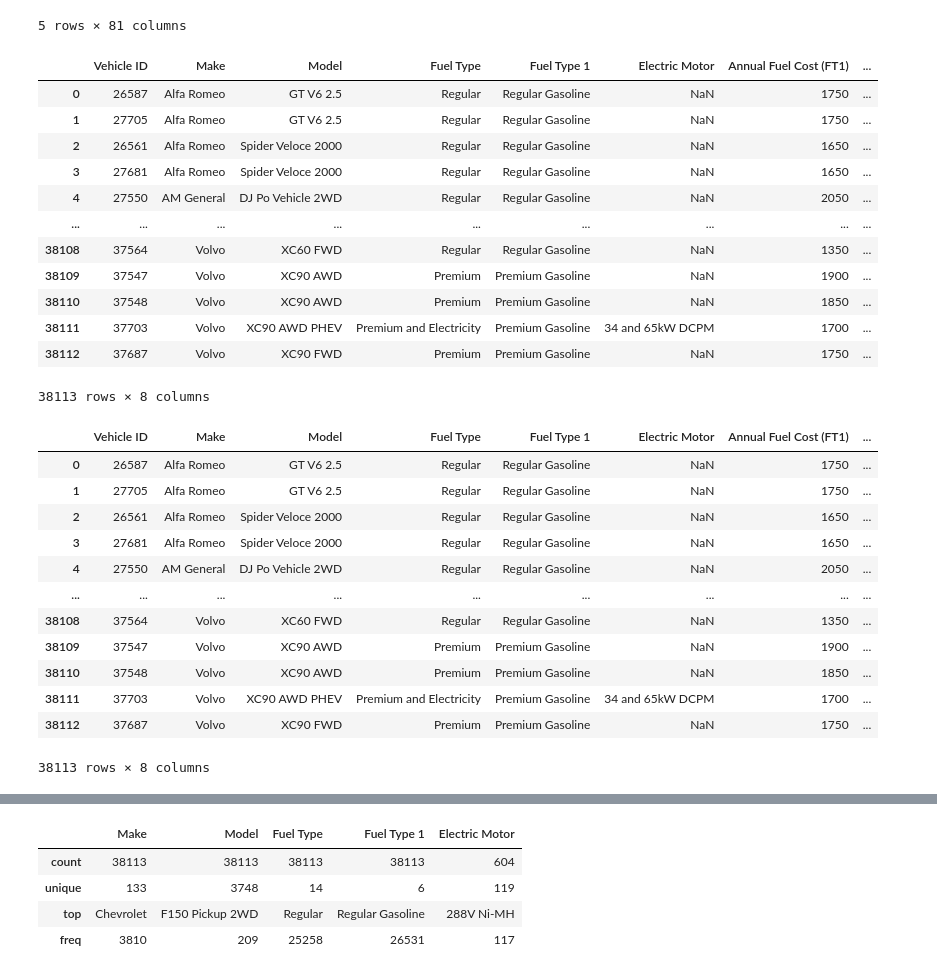
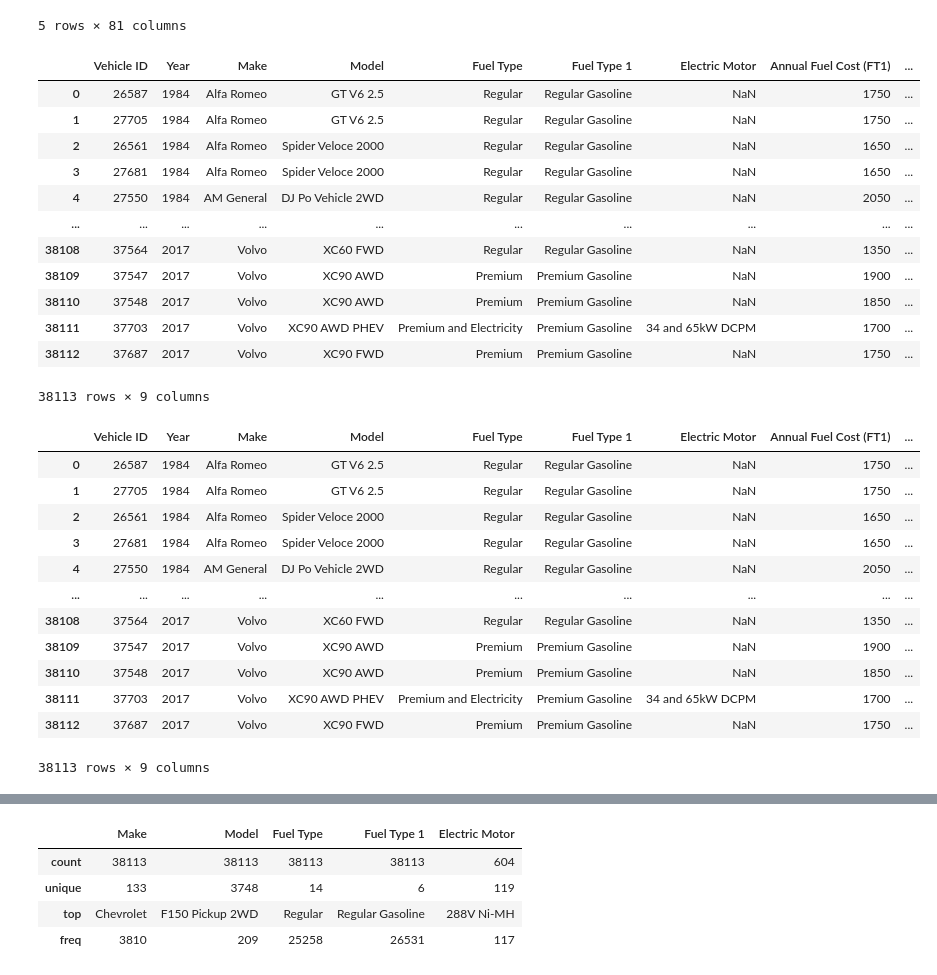
Before and after one commit to data301-2021-summer2/project-group34-project, a Jupyter notebook: analysis/Mehul Analysis/Mehul-analysis.ipynb, the cells around one changed output, grey strips where cells are left out. Drawn from its saved outputs; the diff is of its cells as text; code cells hidden in the pictures.

```diff
--- a/analysis/Mehul Analysis/Mehul-analysis.ipynb
+++ b/analysis/Mehul Analysis/Mehul-analysis.ipynb
@@ -15,38 +15,40 @@ data.head()
 | 4 | 27550 | 1984 | AM General | DJ Po Vehicle 2WD | Special Purpose Vehicle 2WD | 2-Wheel Drive | Automatic 3-Speed | NaN | ... |
 5 rows × 81 columns
 # %%
-columns = ['Vehicle ID','Make', 'Model','Fuel Type', 'Fuel Type 1', 'Electric Motor', "Annual Fuel Cost (FT1)", "Annual Consumption in Barrels (FT1)" ]
-df1= data.loc[:,columns]
+#Task 1 - Analysis pipeline
+
+columns = ['Vehicle ID','Year','Make', 'Model','Fuel Type', 'Fuel Type 1', 'Electric Motor', "Annual Fuel Cost (FT1)", "Annual Consumption in Barrels (FT1)" ] #Names of columns used for the analysis
+df1= data.loc[:,columns] #.loc keeps those columns and the data in those columns as a new dataset in df1
 df1
 # %% [output]
-|  | Vehicle ID | Make | Model | Fuel Type | Fuel Type 1 | Electric Motor | Annual Fuel Cost (FT1) | ... |
-| 0 | 26587 | Alfa Romeo | GT V6 2.5 | Regular | Regular Gasoline | NaN | 1750 | ... |
-| 1 | 27705 | Alfa Romeo | GT V6 2.5 | Regular | Regular Gasoline | NaN | 1750 | ... |
-| 2 | 26561 | Alfa Romeo | Spider Veloce 2000 | Regular | Regular Gasoline | NaN | 1650 | ... |
-| 3 | 27681 | Alfa Romeo | Spider Veloce 2000 | Regular | Regular Gasoline | NaN | 1650 | ... |
-| 4 | 27550 | AM General | DJ Po Vehicle 2WD | Regular | Regular Gasoline | NaN | 2050 | ... |
-| ... | ... | ... | ... | ... | ... | ... | ... | ... |
-| 38108 | 37564 | Volvo | XC60 FWD | Regular | Regular Gasoline | NaN | 1350 | ... |
-| 38109 | 37547 | Volvo | XC90 AWD | Premium | Premium Gasoline | NaN | 1900 | ... |
-| 38110 | 37548 | Volvo | XC90 AWD | Premium | Premium Gasoline | NaN | 1850 | ... |
-| 38111 | 37703 | Volvo | XC90 AWD PHEV | Premium and Electricity | Premium Gasoline | 34 and 65kW DCPM | 1700 | ... |
-| 38112 | 37687 | Volvo | XC90 FWD | Premium | Premium Gasoline | NaN | 1750 | ... |
+|  | Vehicle ID | Year | Make | Model | Fuel Type | Fuel Type 1 | Electric Motor | Annual Fuel Cost (FT1) | ... |
+| 0 | 26587 | 1984 | Alfa Romeo | GT V6 2.5 | Regular | Regular Gasoline | NaN | 1750 | ... |
+| 1 | 27705 | 1984 | Alfa Romeo | GT V6 2.5 | Regular | Regular Gasoline | NaN | 1750 | ... |
+| 2 | 26561 | 1984 | Alfa Romeo | Spider Veloce 2000 | Regular | Regular Gasoline | NaN | 1650 | ... |
+| 3 | 27681 | 1984 | Alfa Romeo | Spider Veloce 2000 | Regular | Regular Gasoline | NaN | 1650 | ... |
+| 4 | 27550 | 1984 | AM General | DJ Po Vehicle 2WD | Regular | Regular Gasoline | NaN | 2050 | ... |
+| ... | ... | ... | ... | ... | ... | ... | ... | ... | ... |
+| 38108 | 37564 | 2017 | Volvo | XC60 FWD | Regular | Regular Gasoline | NaN | 1350 | ... |
+| 38109 | 37547 | 2017 | Volvo | XC90 AWD | Premium | Premium Gasoline | NaN | 1900 | ... |
+| 38110 | 37548 | 2017 | Volvo | XC90 AWD | Premium | Premium Gasoline | NaN | 1850 | ... |
+| 38111 | 37703 | 2017 | Volvo | XC90 AWD PHEV | Premium and Electricity | Premium Gasoline | 34 and 65kW DCPM | 1700 | ... |
+| 38112 | 37687 | 2017 | Volvo | XC90 FWD | Premium | Premium Gasoline | NaN | 1750 | ... |
-38113 rows × 8 columns
+38113 rows × 9 columns
 # %%
-df1=df1.dropna(subset=['Vehicle ID','Make','Fuel Type','Fuel Type 1', "Annual Fuel Cost (FT1)", "Annual Consumption in Barrels (FT1)"])
+df1=df1.dropna(subset=['Vehicle ID','Year','Make','Fuel Type','Fuel Type 1', "Annual Fuel Cost (FT1)", "Annual Consumption in Barrels (FT1)"])  #drops rows with missing values
 df1
 # %% [output]
-|  | Vehicle ID | Make | Model | Fuel Type | Fuel Type 1 | Electric Motor | Annual Fuel Cost (FT1) | ... |
-| 0 | 26587 | Alfa Romeo | GT V6 2.5 | Regular | Regular Gasoline | NaN | 1750 | ... |
-| 1 | 27705 | Alfa Romeo | GT V6 2.5 | Regular | Regular Gasoline | NaN | 1750 | ... |
-| 2 | 26561 | Alfa Romeo | Spider Veloce 2000 | Regular | Regular Gasoline | NaN | 1650 | ... |
-| 3 | 27681 | Alfa Romeo | Spider Veloce 2000 | Regular | Regular Gasoline | NaN | 1650 | ... |
-| 4 | 27550 | AM General | DJ Po Vehicle 2WD | Regular | Regular Gasoline | NaN | 2050 | ... |
-| ... | ... | ... | ... | ... | ... | ... | ... | ... |
-| 38108 | 37564 | Volvo | XC60 FWD | Regular | Regular Gasoline | NaN | 1350 | ... |
-| 38109 | 37547 | Volvo | XC90 AWD | Premium | Premium Gasoline | NaN | 1900 | ... |
-| 38110 | 37548 | Volvo | XC90 AWD | Premium | Premium Gasoline | NaN | 1850 | ... |
-| 38111 | 37703 | Volvo | XC90 AWD PHEV | Premium and Electricity | Premium Gasoline | 34 and 65kW DCPM | 1700 | ... |
-| 38112 | 37687 | Volvo | XC90 FWD | Premium | Premium Gasoline | NaN | 1750 | ... |
+|  | Vehicle ID | Year | Make | Model | Fuel Type | Fuel Type 1 | Electric Motor | Annual Fuel Cost (FT1) | ... |
+| 0 | 26587 | 1984 | Alfa Romeo | GT V6 2.5 | Regular | Regular Gasoline | NaN | 1750 | ... |
+| 1 | 27705 | 1984 | Alfa Romeo | GT V6 2.5 | Regular | Regular Gasoline | NaN | 1750 | ... |
+| 2 | 26561 | 1984 | Alfa Romeo | Spider Veloce 2000 | Regular | Regular Gasoline | NaN | 1650 | ... |
+| 3 | 27681 | 1984 | Alfa Romeo | Spider Veloce 2000 | Regular | Regular Gasoline | NaN | 1650 | ... |
+| 4 | 27550 | 1984 | AM General | DJ Po Vehicle 2WD | Regular | Regular Gasoline | NaN | 2050 | ... |
+| ... | ... | ... | ... | ... | ... | ... | ... | ... | ... |
+| 38108 | 37564 | 2017 | Volvo | XC60 FWD | Regular | Regular Gasoline | NaN | 1350 | ... |
+| 38109 | 37547 | 2017 | Volvo | XC90 AWD | Premium | Premium Gasoline | NaN | 1900 | ... |
+| 38110 | 37548 | 2017 | Volvo | XC90 AWD | Premium | Premium Gasoline | NaN | 1850 | ... |
+| 38111 | 37703 | 2017 | Volvo | XC90 AWD PHEV | Premium and Electricity | Premium Gasoline | 34 and 65kW DCPM | 1700 | ... |
+| 38112 | 37687 | 2017 | Volvo | XC90 FWD | Premium | Premium Gasoline | NaN | 1750 | ... |
-38113 rows × 8 columns
+38113 rows × 9 columns
 # %%
```
Also changed, not shown: parts of 12 cells of this notebook.
